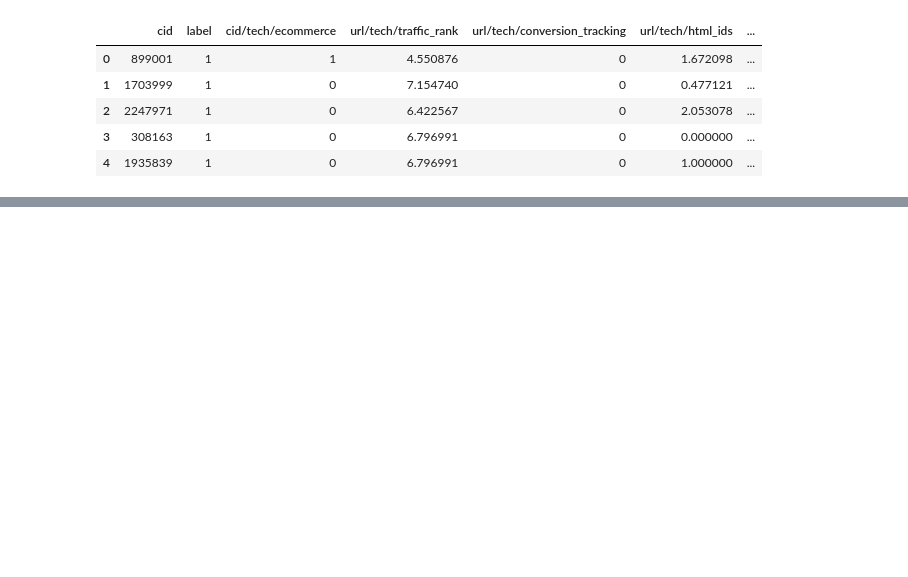
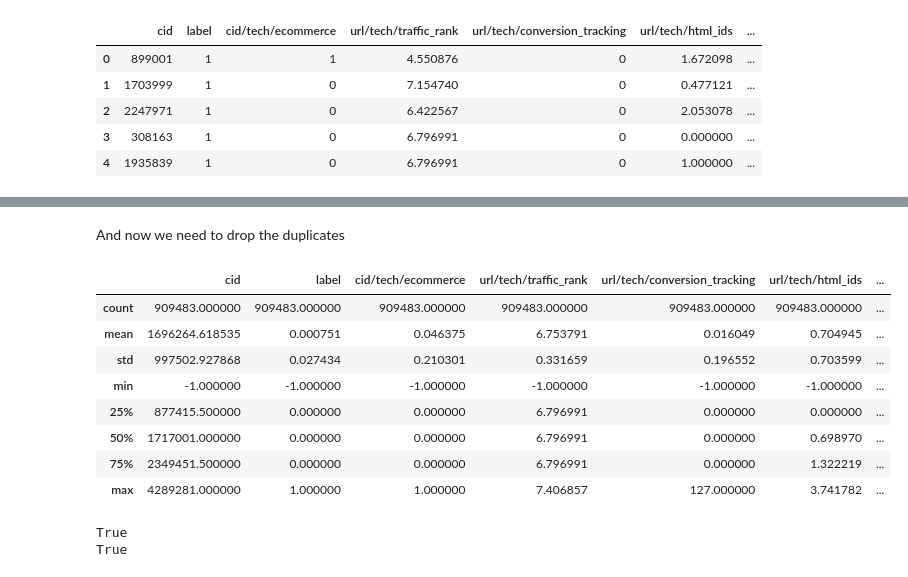
Before and after one commit to lcreyes/GI, a Jupyter notebook: notebook/Dataset reformatting.ipynb, the cells around one changed output, grey strips where cells are left out. Saved outputs shown, nothing was run; the diff lists cells and outputs as text; code cells hidden in the pictures; blank space fills up the shorter version.

```diff
--- a/notebook/Dataset reformatting.ipynb
+++ b/notebook/Dataset reformatting.ipynb
@@ -100,0 +139,27 @@ test_data_1_formatted.to_csv("../data/test_data_formatted.csv", index=False)
+# %% [markdown]
+And now we need to drop the duplicates
+# %%
+td1_uni_f = td1_uni.drop_duplicates('cid')
+td1_uni_f.describe()
+# %% [output]
+|  | cid | label | cid/tech/ecommerce | url/tech/traffic_rank | url/tech/conversion_tracking | url/tech/html_ids | ... |
+| count | 909483.000000 | 909483.000000 | 909483.000000 | 909483.000000 | 909483.000000 | 909483.000000 | ... |
+| mean | 1696264.618535 | 0.000751 | 0.046375 | 6.753791 | 0.016049 | 0.704945 | ... |
+| std | 997502.927868 | 0.027434 | 0.210301 | 0.331659 | 0.196552 | 0.703599 | ... |
+| min | -1.000000 | -1.000000 | -1.000000 | -1.000000 | -1.000000 | -1.000000 | ... |
+| 25% | 877415.500000 | 0.000000 | 0.000000 | 6.796991 | 0.000000 | 0.000000 | ... |
+| 50% | 1717001.000000 | 0.000000 | 0.000000 | 6.796991 | 0.000000 | 0.698970 | ... |
+| 75% | 2349451.500000 | 0.000000 | 0.000000 | 6.796991 | 0.000000 | 1.322219 | ... |
+| max | 4289281.000000 | 1.000000 | 1.000000 | 7.406857 | 127.000000 | 3.741782 | ... |
+# %%
+# check we havent lost anything
+td1_pos = len(td1_f[td1_f['label'] == 1])
+td1_neg = len(td1_f[td1_f['label'] == -1])
+td1_uni_pos = len(td1_uni[td1_uni['label'] == 1])
+td1_uni_neg = len(td1_uni[td1_uni['label'] == -1])
+
+print td1_pos == td1_uni_pos
+print td1_neg == td1_uni_neg
+# %% [output]
+True
+True
```
Also changed, not shown: parts of 8 cells of this notebook.
